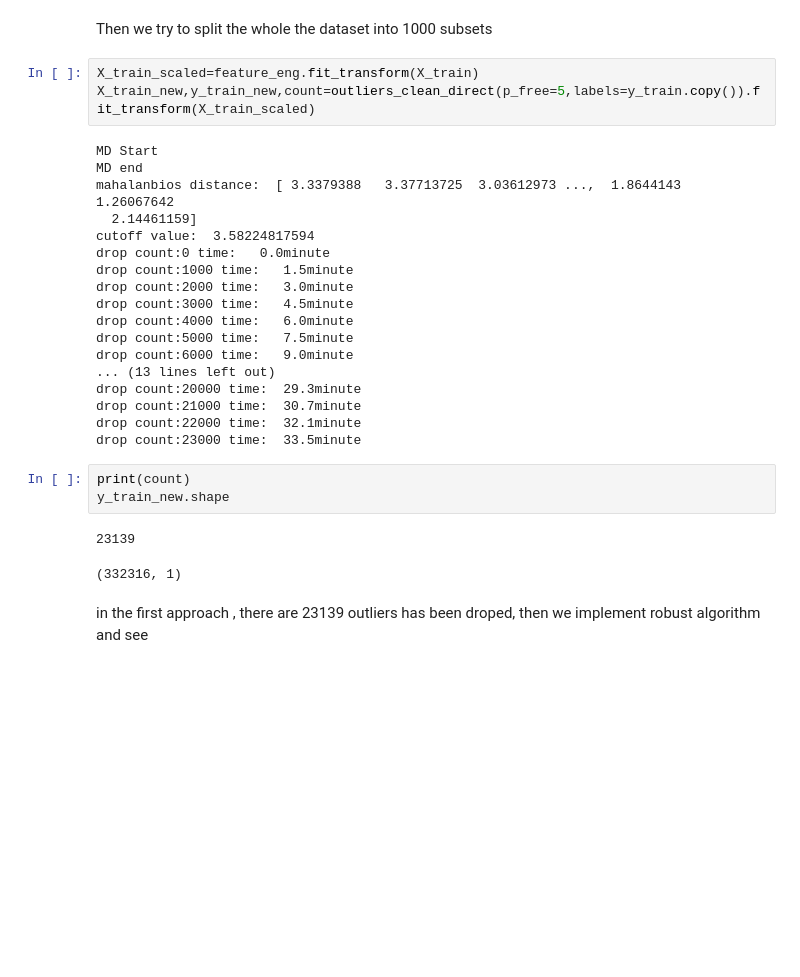
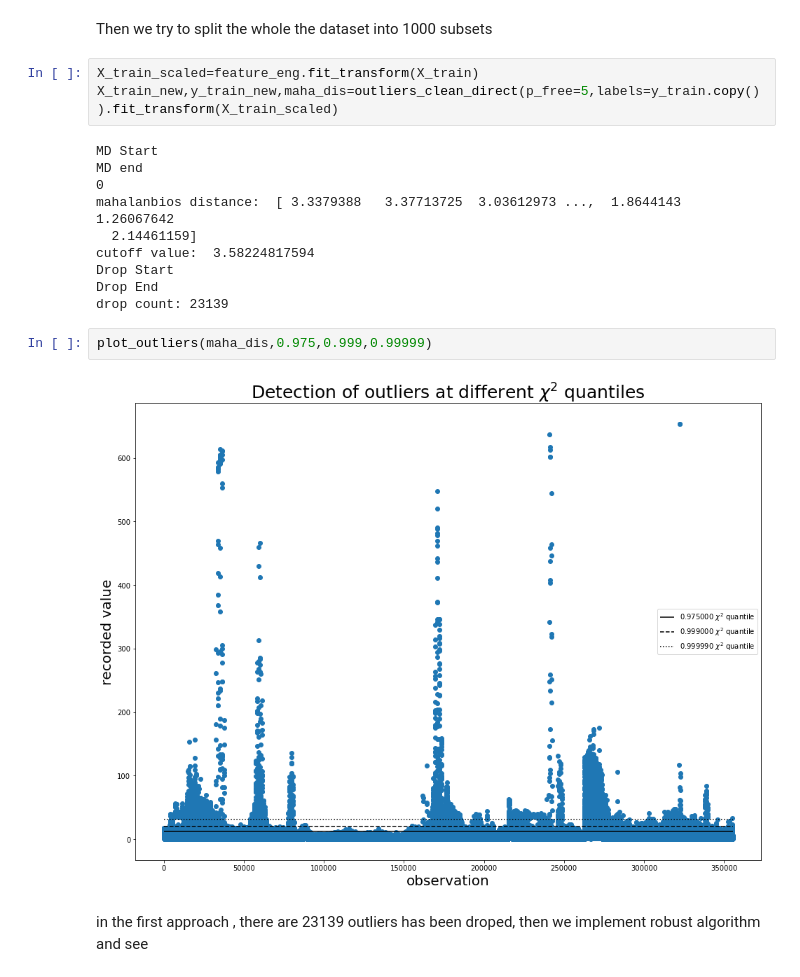
Before and after one commit to yushinliu/kaggle_competition-other_projects, a Jupyter notebook: lab/patRecDat/forStudents/Task1.ipynb, the cells around one changed output. Cells and saved outputs as stored; diff of their text form; blank space fills up the shorter version.

```diff
--- a/lab/patRecDat/forStudents/Task1.ipynb
+++ b/lab/patRecDat/forStudents/Task1.ipynb
@@ -402,31 +462,21 @@ cutoff value:  2.71620303148
 Then we try to split the whole the dataset into 1000 subsets
 # %%
 X_train_scaled=feature_eng.fit_transform(X_train)
-X_train_new,y_train_new,count=outliers_clean_direct(p_free=5,labels=y_train.copy()).fit_transform(X_train_scaled)
+X_train_new,y_train_new,maha_dis=outliers_clean_direct(p_free=5,labels=y_train.copy()).fit_transform(X_train_scaled)
 # %% [output]
 MD Start
 MD end
+0
 mahalanbios distance:  [ 3.3379388   3.37713725  3.03612973 ...,  1.8644143   1.26067642
   2.14461159]
 cutoff value:  3.58224817594
-drop count:0 time:   0.0minute
-drop count:1000 time:   1.5minute
-drop count:2000 time:   3.0minute
-drop count:3000 time:   4.5minute
-drop count:4000 time:   6.0minute
-drop count:5000 time:   7.5minute
-drop count:6000 time:   9.0minute
-... (13 lines left out)
-drop count:20000 time:  29.3minute
-drop count:21000 time:  30.7minute
-drop count:22000 time:  32.1minute
-drop count:23000 time:  33.5minute
+Drop Start
+Drop End
+drop count: 23139
-# %%
-print(count)
-y_train_new.shape
-# %% [output]
-23139
-(332316, 1)
+# %%
+plot_outliers(maha_dis,0.975,0.999,0.99999)
+# %% [output]
+[figure, added]
 # %% [markdown]
 in the first approach , there are 23139 outliers has been droped, then we implement robust algorithm and see
 # %%
```
Also changed, not shown: parts of 18 cells of this notebook, 1 other file.
